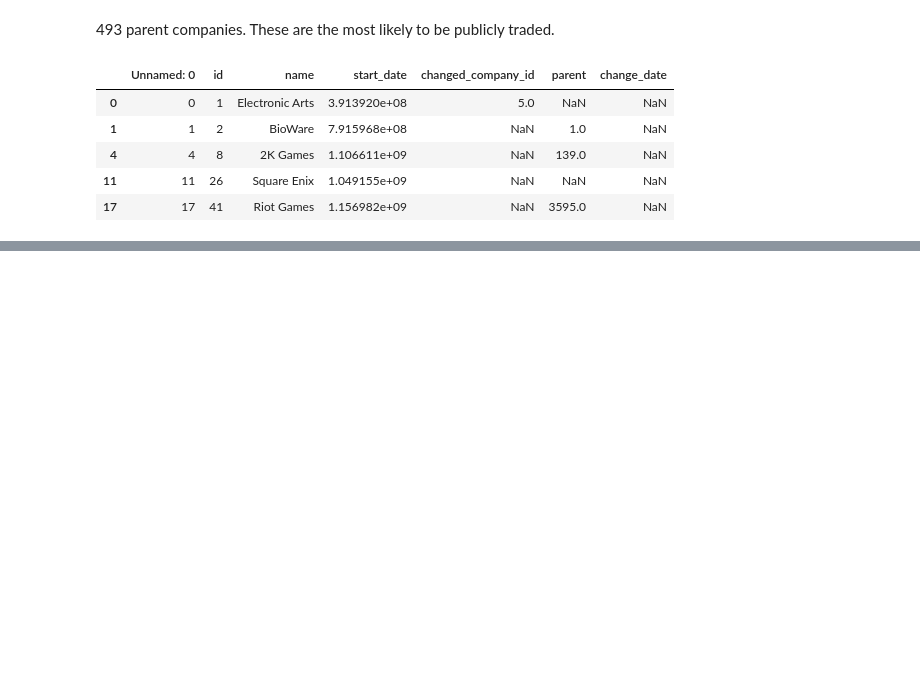
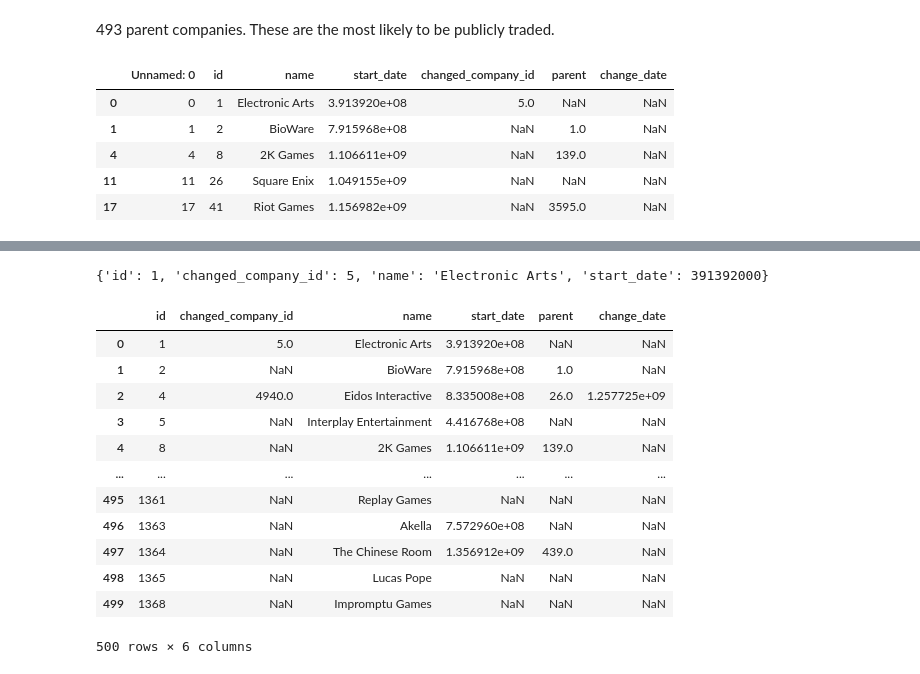
Before and after one commit to c0nn0rstevens/video-game-review-scores-returns-thesis, a Jupyter notebook: game_companies_data_exploration.ipynb, the cells around one changed output, grey strips where cells are left out. Drawn from its saved outputs; the diff is of its cells as text; code cells hidden in the pictures; blank space fills up the shorter version.

```diff
--- a/game_companies_data_exploration.ipynb
+++ b/game_companies_data_exploration.ipynb
@@ -71,0 +103,22 @@ companies_parents_df.head()
+# %%
+print(json_response[0])
+# %% [output]
+{'id': 1, 'changed_company_id': 5, 'name': 'Electronic Arts', 'start_date': 391392000}
+# %%
+pd.json_normalize(
+    json_response
+)
+# %% [output]
+|  | id | changed_company_id | name | start_date | parent | change_date |
+| 0 | 1 | 5.0 | Electronic Arts | 3.913920e+08 | NaN | NaN |
+| 1 | 2 | NaN | BioWare | 7.915968e+08 | 1.0 | NaN |
+| 2 | 4 | 4940.0 | Eidos Interactive | 8.335008e+08 | 26.0 | 1.257725e+09 |
+| 3 | 5 | NaN | Interplay Entertainment | 4.416768e+08 | NaN | NaN |
+| 4 | 8 | NaN | 2K Games | 1.106611e+09 | 139.0 | NaN |
+| ... | ... | ... | ... | ... | ... | ... |
+| 495 | 1361 | NaN | Replay Games | NaN | NaN | NaN |
+| 496 | 1363 | NaN | Akella | 7.572960e+08 | NaN | NaN |
+| 497 | 1364 | NaN | The Chinese Room | 1.356912e+09 | 439.0 | NaN |
+| 498 | 1365 | NaN | Lucas Pope | NaN | NaN | NaN |
+| 499 | 1368 | NaN | Impromptu Games | NaN | NaN | NaN |
+500 rows × 6 columns
```
Also changed, not shown: parts of 13 cells of this notebook, 8 other files.
